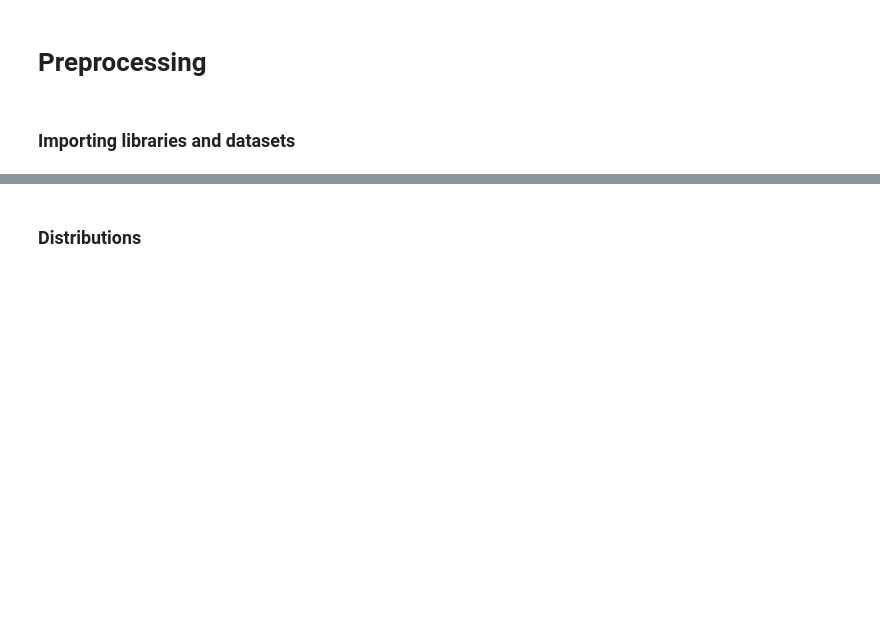
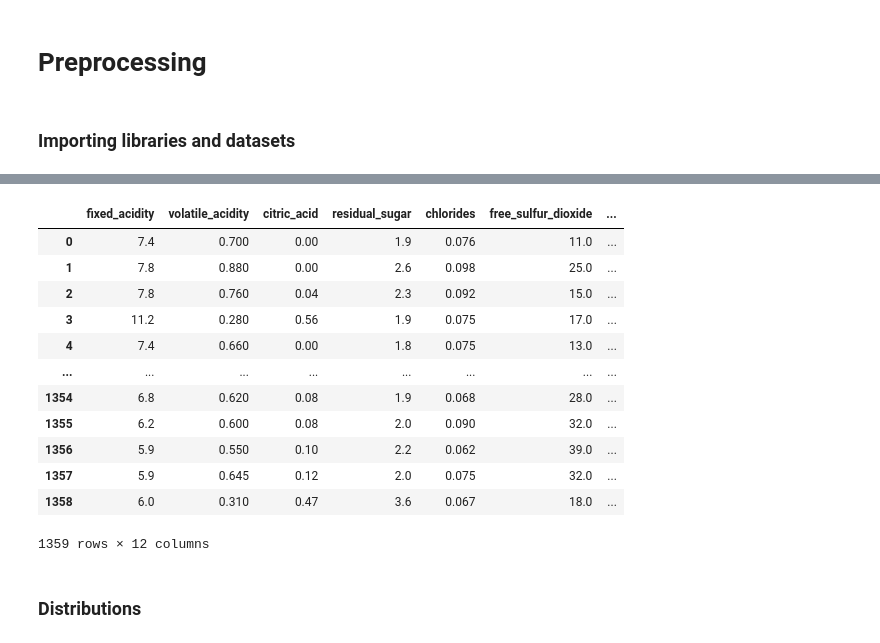
Before and after one commit to JKenny333/Mid_term_project, a Jupyter notebook: notebooks/Wine Preprocessing and Linear Regression.ipynb, the cells around one changed output, grey strips where cells are left out. Drawn from its saved outputs; the diff is of its cells as text; code cells hidden in the pictures; blank space fills up the shorter version.

```diff
--- a/notebooks/Wine Preprocessing and Linear Regression.ipynb
+++ b/notebooks/Wine Preprocessing and Linear Regression.ipynb
@@ -84,3 +109,19 @@ def linear_regression(X_train, X_test, y_train, y_test):
+# %%
+red_df
+# %% [output]
+|  | fixed_acidity | volatile_acidity | citric_acid | residual_sugar | chlorides | free_sulfur_dioxide | ... |
+| 0 | 7.4 | 0.700 | 0.00 | 1.9 | 0.076 | 11.0 | ... |
+| 1 | 7.8 | 0.880 | 0.00 | 2.6 | 0.098 | 25.0 | ... |
+| 2 | 7.8 | 0.760 | 0.04 | 2.3 | 0.092 | 15.0 | ... |
+| 3 | 11.2 | 0.280 | 0.56 | 1.9 | 0.075 | 17.0 | ... |
+| 4 | 7.4 | 0.660 | 0.00 | 1.8 | 0.075 | 13.0 | ... |
+| ... | ... | ... | ... | ... | ... | ... | ... |
+| 1354 | 6.8 | 0.620 | 0.08 | 1.9 | 0.068 | 28.0 | ... |
+| 1355 | 6.2 | 0.600 | 0.08 | 2.0 | 0.090 | 32.0 | ... |
+| 1356 | 5.9 | 0.550 | 0.10 | 2.2 | 0.062 | 39.0 | ... |
+| 1357 | 5.9 | 0.645 | 0.12 | 2.0 | 0.075 | 32.0 | ... |
+| 1358 | 6.0 | 0.310 | 0.47 | 3.6 | 0.067 | 18.0 | ... |
+1359 rows × 12 columns
 # %% [markdown]
 ### Distributions
 # %%
```
Also changed, not shown: parts of 15 cells of this notebook, 1 other file.
